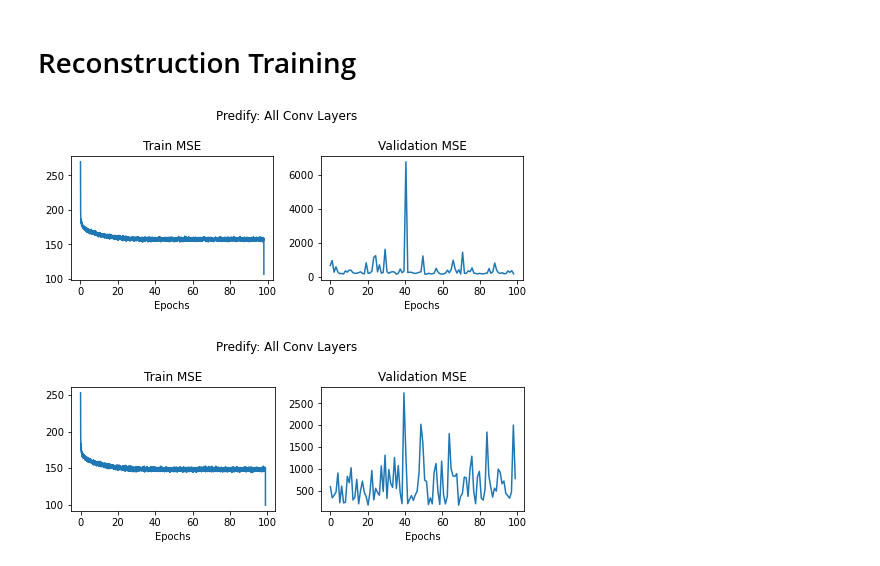
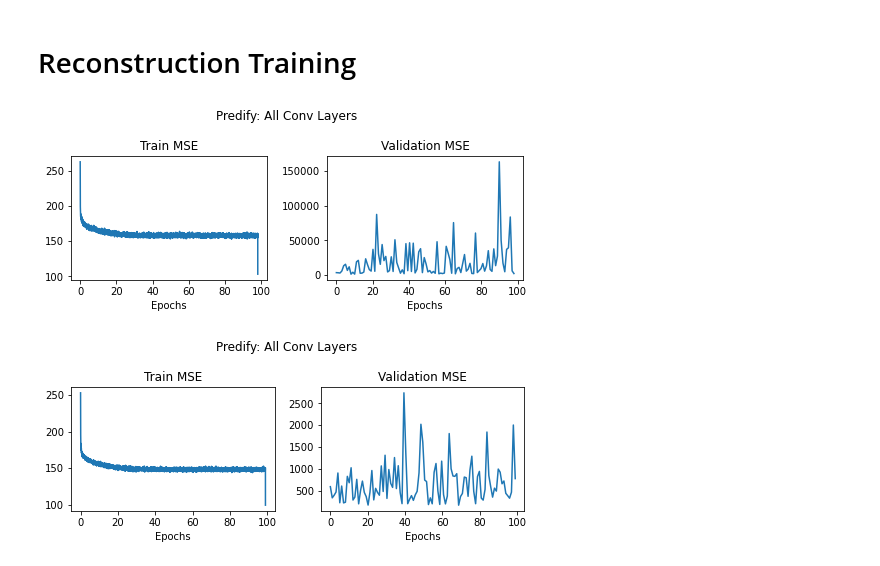
Before and after one commit to chingf/hallucnn-vision, a Jupyter notebook: 2-plot-training-curves.ipynb, the cells around one changed output. Drawn from its saved outputs; the diff is of its cells as text; code cells hidden in the pictures.

Commit message:
Consolidate notebooks plotting training curves

```diff
--- a/2-plot-training-curves.ipynb
+++ b/2-plot-training-curves.ipynb
@@ -16,40 +17,40 @@ def smooth(xs, ys, n=3):
 # %%
 tensorboard_dir = f'{engram_dir}tensorboard/'
 # %%
-tfdir = tensorboard_dir + 'pnet_phaseshuffle/'
+tfdir = tensorboard_dir + 'pnet_allshuffle/'
 tfdir_files = os.listdir(tfdir)
 tffiles = [tfdir + f for f in tfdir_files]
 tffiles.sort(key=os.path.getctime)
 train_loss = []
 eval_loss = []
 
 for tffile in tffiles:
     #print('Showing:')
     #print(tffile)
     ea = event_accumulator.EventAccumulator(tffile)
     ea.Reload()
 
     train_loss.extend([e.value for e in ea.Scalars('MSE Train/Sum')])
     eval_loss.extend([e.value for e in ea.Scalars('MSE Test/Sum')])
 
 fig, axs = plt.subplots(1, 2, figsize = (7, 3))
 smoothed_train = smooth(
     np.linspace(0, len(eval_loss), len(train_loss)), train_loss, n=3)
 axs[0].plot(
     np.linspace(0, len(eval_loss), len(train_loss))[1:],
     smoothed_train[1:])
 axs[0].set_title('Train MSE')
 axs[0].set_xlabel('Epochs')
 #axs[0].set_ylim(0, 7500)
 axs[1].plot(np.linspace(0, len(eval_loss), len(eval_loss)), eval_loss)
 axs[1].set_title('Validation MSE')
 axs[1].set_xlabel('Epochs')
 #axs[1].set_ylim(0, 1500)
 plt.suptitle('Predify: All Conv Layers')
 plt.tight_layout()
 plt.show()
 # %% [output]
-[figure, old version]
+[figure, new version]
 # %%
 tfdir = tensorboard_dir + 'pnet_magshuffle/'
 tfdir_files = os.listdir(tfdir)
```
Also changed, not shown: parts of 10 cells of this notebook, 1 other file.
